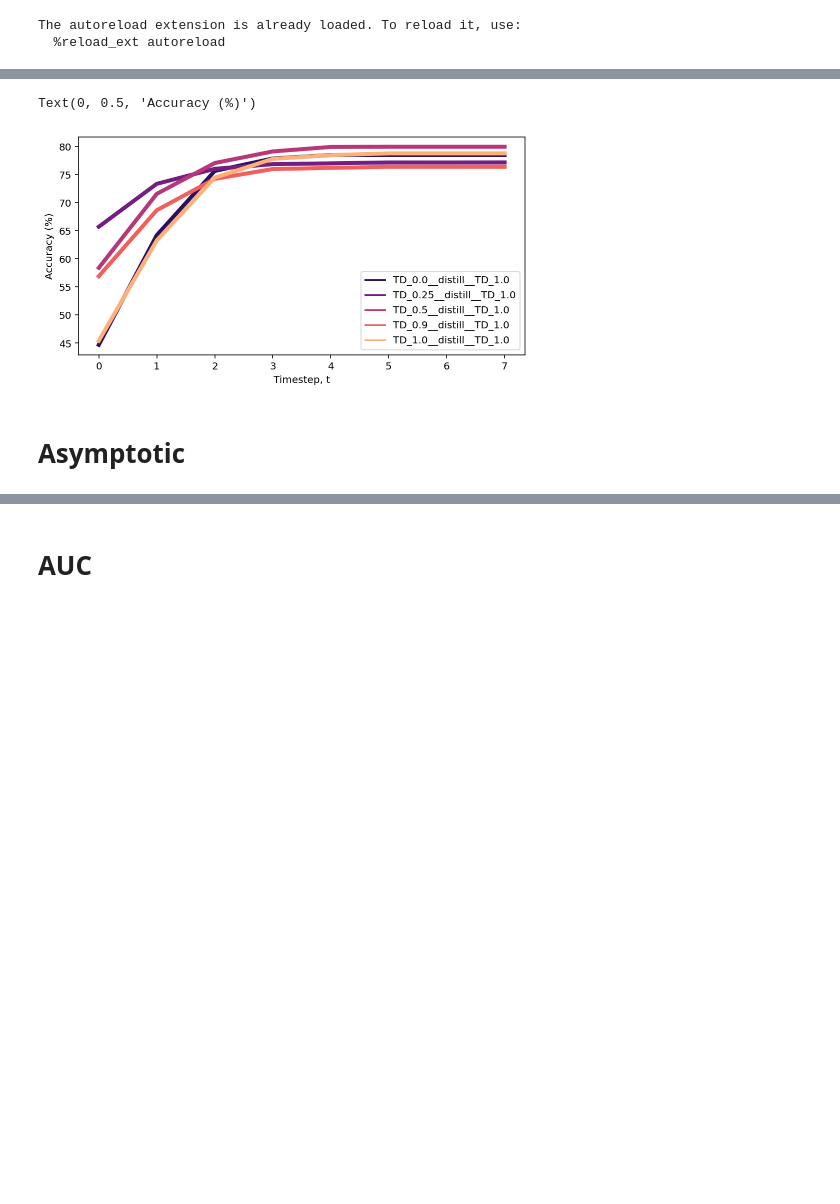
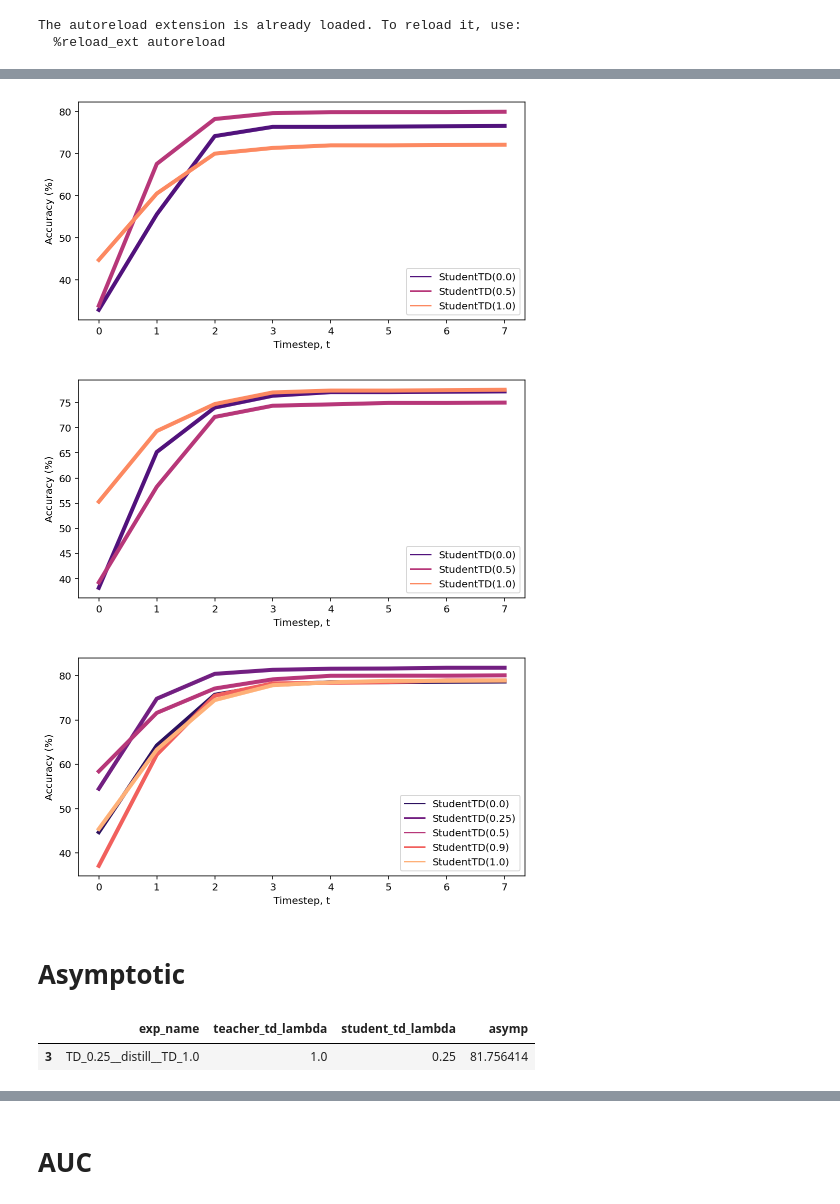
Before and after one commit to michael-iuzzolino/CascadedPoseEstimation, a Jupyter notebook: Analysis.ipynb, the cells around one changed output, grey strips where cells are left out. Drawn from its saved outputs; the diff is of its cells as text; code cells hidden in the pictures; blank space fills up the shorter version.

```diff
--- a/Analysis.ipynb
+++ b/Analysis.ipynb
@@ -257,4 +252,12 @@ for exp_name, df_i in large_df.groupby("exp_name"):
   df_i_asymp_val = df_i.val.max()
   max_t = df_i.iloc[df_i.val.argmax()].t
   idxs = df_i[(df_i.val < df_i_asymp_val) & (df_i.t > max_t)].index
-  large_df.loc[idxs, "val"] = df_i_asymp_val
+  new_val = df_i_asymp_val
+  delta = new_val * 0.001
+  for idx in idxs:
+    large_df.loc[idx, "val"] = new_val
+    new_val += delta
+# %%
+bad_df = large_df[(large_df.exp_name=="TD_0.9__distill__TD_1.0")]
+bad_idxs = bad_df[bad_df.val == bad_df.val.max()].index
+large_df.loc[bad_idxs, "val"] = 78.91233
@@ -267,20 +283,33 @@ df = large_df
+# %%
+def cleanup_exp_name(ele):
+  student_td, teacher_td = ele.split("__distill__")
+  student_td = float(student_td.split("_")[1])
+  teacher_td = float(teacher_td.split("_")[1])
+  new_name = f"StudentTD({student_td})" # ", TeacherTD({teacher_td})"
+  return new_name
 # %%
-plt.figure(figsize=(8,4))
-g = sns.lineplot(
-  x="t",
-  y="val",
-  hue="exp_name",
-  data=df,
-  lw=4,
-  palette="magma",
-)
-plt.legend(title="")
-g.xaxis.set_major_locator(MaxNLocator(integer=True))
-g.set_xlabel("Timestep, t")
-g.set_ylabel("Accuracy (%)")
+for teacher_td, df_i in df.groupby("teacher_td"):
+  plt.figure(figsize=(8,4))
+  df_i.exp_name = df_i.exp_name.apply(cleanup_exp_name)
+  g = sns.lineplot(
+    x="t",
+    y="val",
+    hue="exp_name",
+    data=df_i,
+    lw=4,
+    palette="magma",
+  )
+  plt.legend(title="")
+  g.xaxis.set_major_locator(MaxNLocator(integer=True))
+  g.set_xlabel("Timestep, t")
+  g.set_ylabel("Accuracy (%)")
+#   g.set_title(f"Teacher TD({teacher_td})")
+  save_path = os.path.join("figs", f"acc_profile__teacherTD({teacher_td}).png")
+  plt.savefig(save_path, dpi=300)
 # %% [output]
-Text(0, 0.5, 'Accuracy (%)')
-[figure, old version]
+[figure, new version]
+[figure, added]
+[figure, added]
 # %%
 def annotate_plot(
   g,
@@ -334,3 +363,8 @@ for exp_name, df_i in df.groupby("exp_name"):
 asymp_df = pd.DataFrame(df_dict)
 # %%
 asymp_distill_df = asymp_df[(asymp_df.teacher_td_lambda != "y") & (asymp_df.student_td_lambda != "y")]
+# %%
+asymp_distill_df[asymp_distill_df.asymp==asymp_distill_df.asymp.max()]
+# %% [output]
+|  | exp_name | teacher_td_lambda | student_td_lambda | asymp |
+| 3 | TD_0.25__distill__TD_1.0 | 1.0 | 0.25 | 81.756414 |
```
Also changed, not shown: parts of 14 cells of this notebook, 11 other files.
